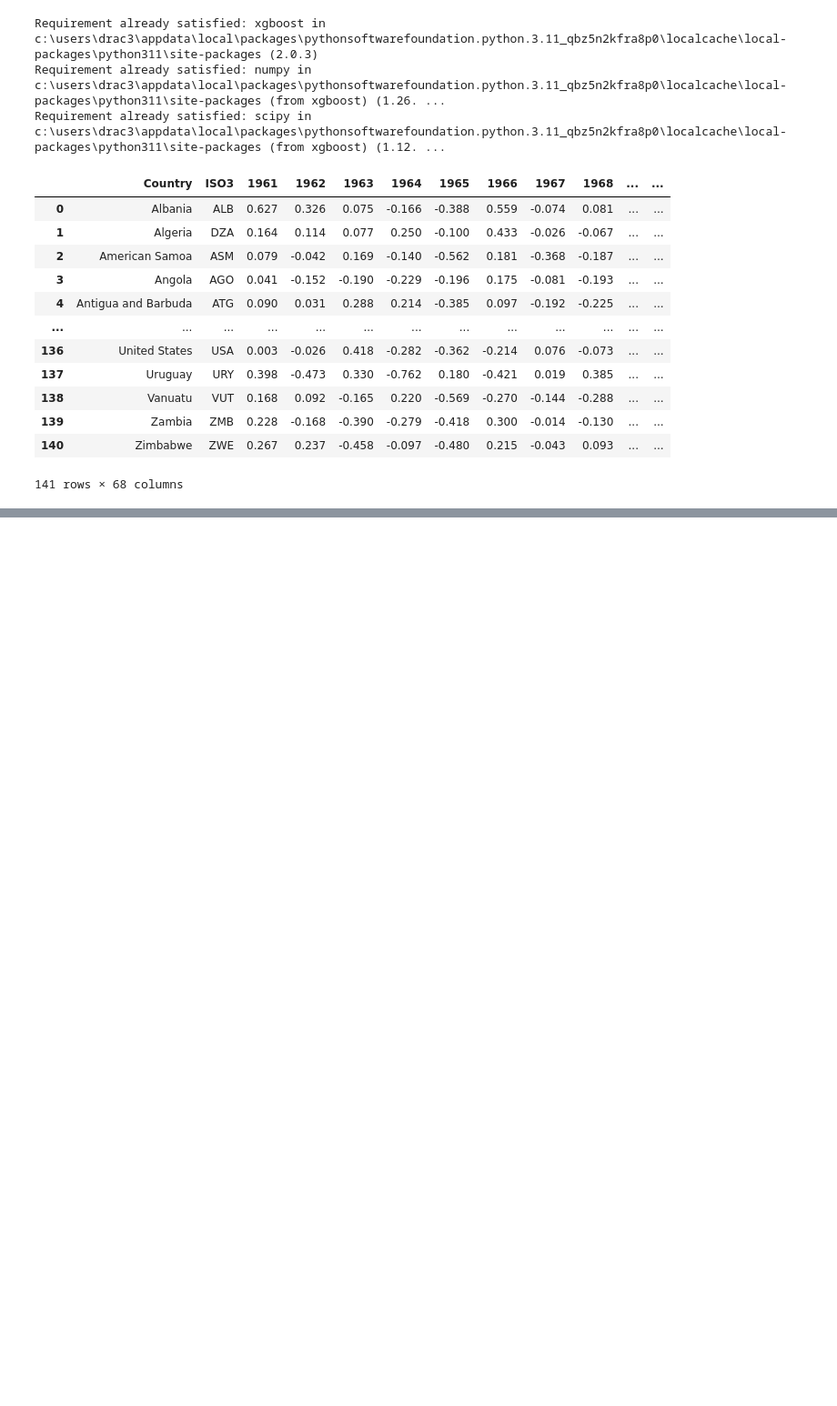
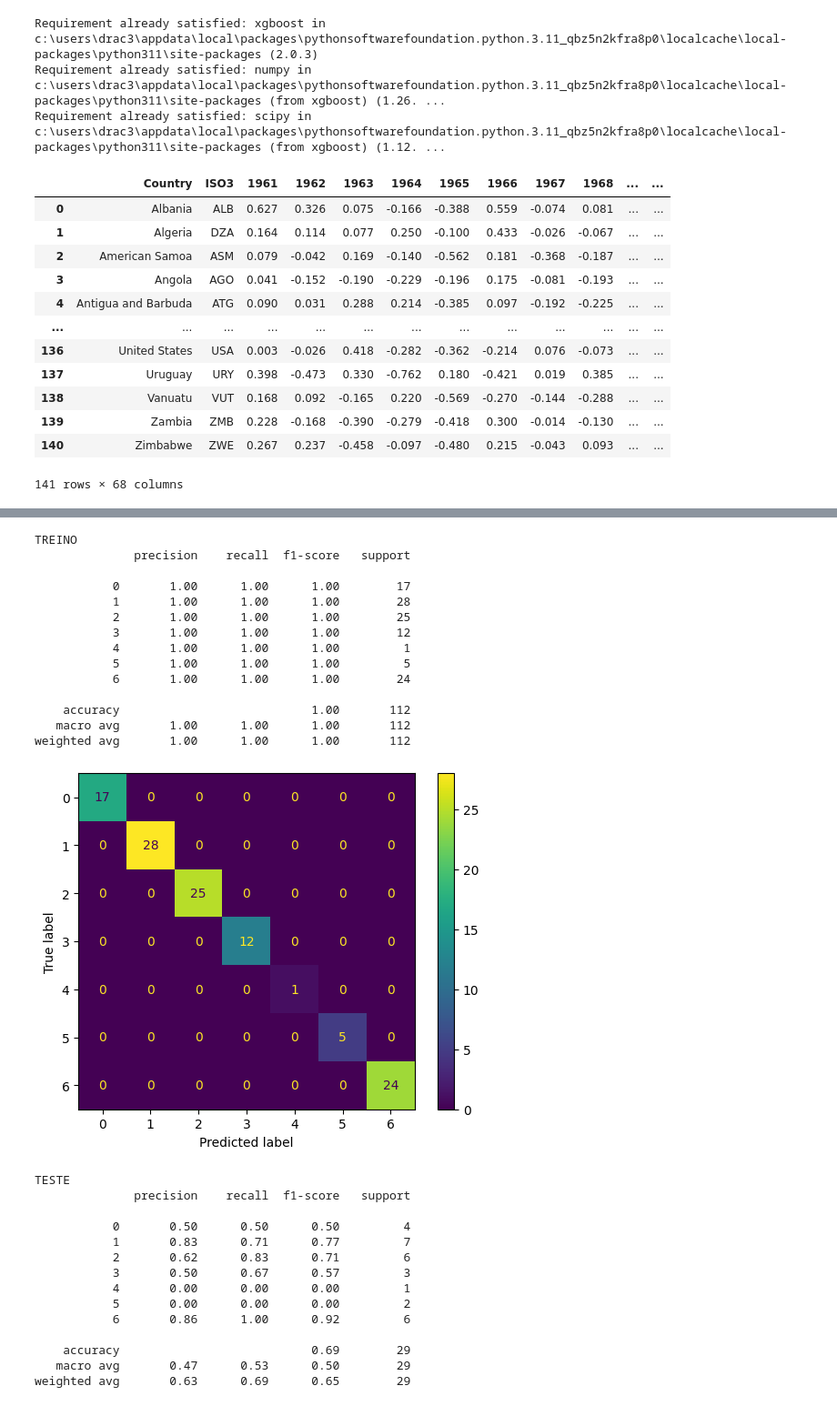
Before and after one commit to carolinarutililima/Final_Project_Machine_Learning_II, a Jupyter notebook: Ensemble.ipynb, the cells around one changed output, grey strips where cells are left out. Shown at 91% size. Drawn from its saved outputs; the diff is of its cells as text; code cells hidden in the pictures; blank space fills up the shorter version.

```diff
--- a/Ensemble.ipynb
+++ b/Ensemble.ipynb
@@ -258,0 +301,4 @@ from lgbm import LG<
+# %%
+lgbm = LGBMClassifier()
+# %%
+lgbm.fit(X_train, y_train)
@@ -258,0 +324,43 @@ from lgbm import LG<
+# %%
+y_pred_train = lgbm.predict(X_train)
+y_pred_test = lgbm.predict(X_test)
+# %%
+print("TREINO")
+print(classification_report(y_train, y_pred_train))
+ConfusionMatrixDisplay.from_predictions(y_train, y_pred_train)
+plt.show()
+
+print("TESTE")
+print(classification_report(y_test, y_pred_test))
+ConfusionMatrixDisplay.from_predictions(y_test, y_pred_test)
+plt.show()
+# %% [output]
+TREINO
+              precision    recall  f1-score   support
+
+           0       1.00      1.00      1.00        17
+           1       1.00      1.00      1.00        28
+           2       1.00      1.00      1.00        25
+           3       1.00      1.00      1.00        12
+           4       1.00      1.00      1.00         1
+           5       1.00      1.00      1.00         5
+           6       1.00      1.00      1.00        24
+
+    accuracy                           1.00       112
+   macro avg       1.00      1.00      1.00       112
+weighted avg       1.00      1.00      1.00       112
+[figure, added]
+TESTE
+              precision    recall  f1-score   support
+
+           0       0.50      0.50      0.50         4
+           1       0.83      0.71      0.77         7
+           2       0.62      0.83      0.71         6
+           3       0.50      0.67      0.57         3
+           4       0.00      0.00      0.00         1
+           5       0.00      0.00      0.00         2
+           6       0.86      1.00      0.92         6
+
+    accuracy                           0.69        29
+   macro avg       0.47      0.53      0.50        29
+weighted avg       0.63      0.69      0.65        29
```
Also changed, not shown: parts of 18 cells of this notebook, 1 other file.
